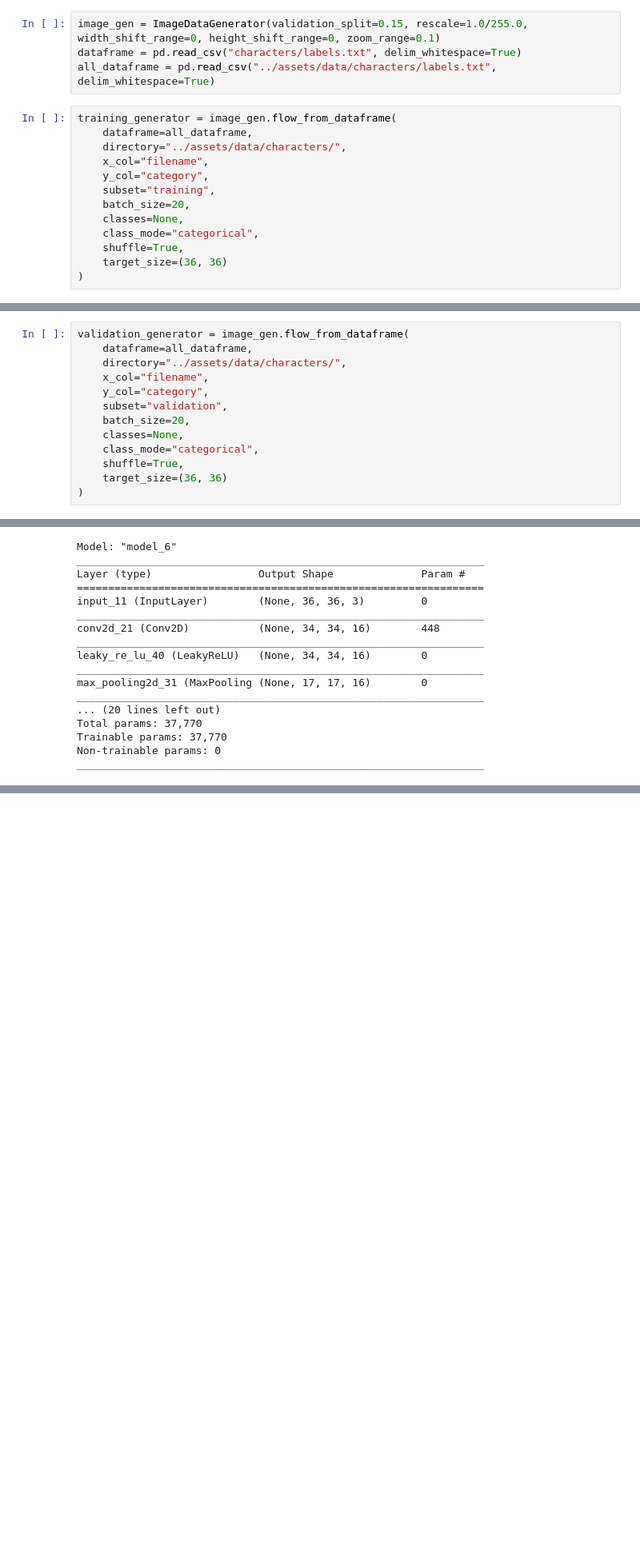
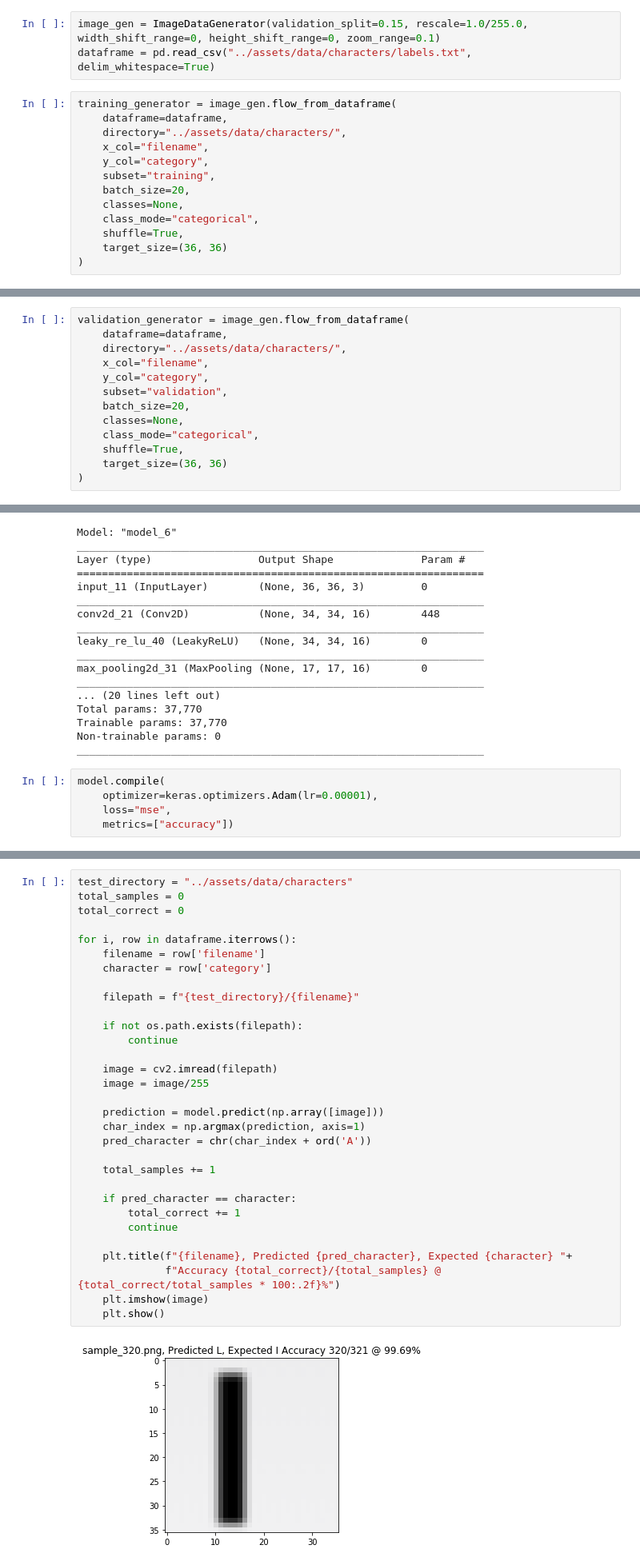
Before and after one commit to williamyang98/WordBlitzBot, a Jupyter notebook: notebooks/Character Detection.ipynb, the cells around one changed output, grey strips where cells are left out. Shown: that part at 80% size. Saved outputs shown, nothing was run; the diff lists cells and outputs as text; blank space fills up the shorter version.

```diff
--- a/notebooks/Character Detection.ipynb
+++ b/notebooks/Character Detection.ipynb
@@ -19,11 +19,10 @@ from keras.layers import Conv2D, MaxPooling2D, SeparableConv2D
 from keras.layers import LeakyReLU
 # %%
 image_gen = ImageDataGenerator(validation_split=0.15, rescale=1.0/255.0, width_shift_range=0, height_shift_range=0, zoom_range=0.1)
-dataframe = pd.read_csv("characters/labels.txt", delim_whitespace=True)
-all_dataframe = pd.read_csv("../assets/data/characters/labels.txt", delim_whitespace=True)
+dataframe = pd.read_csv("../assets/data/characters/labels.txt", delim_whitespace=True)
 # %%
 training_generator = image_gen.flow_from_dataframe(
-    dataframe=all_dataframe,
+    dataframe=dataframe,
     directory="../assets/data/characters/",
     x_col="filename",
     y_col="category",
@@ -39,6 +38,6 @@ Found 5495 validated image filenames belonging to 26 classes.
 # %%
 validation_generator = image_gen.flow_from_dataframe(
-    dataframe=all_dataframe,
+    dataframe=dataframe,
     directory="../assets/data/characters/",
     x_col="filename",
     y_col="category",
@@ -104,6 +105,11 @@ Total params: 37,770
 Trainable params: 37,770
 Non-trainable params: 0
 _________________________________________________________________
+# %%
+model.compile(
+    optimizer=keras.optimizers.Adam(lr=0.00001),
+    loss="mse",
+    metrics=["accuracy"])
 # %%
 steps_per_epoch = training_generator.n//training_generator.batch_size
 validation_steps = validation_generator.n//validation_generator.batch_size
@@ -139 +145,34 @@ Epoch 10/10
 <keras.callbacks.callbacks.History at 0x...>
+# %%
+test_directory = "../assets/data/characters"
+total_samples = 0
+total_correct = 0
+
+for i, row in dataframe.iterrows():
+    filename = row['filename']
+    character = row['category']
+
+    filepath = f"{test_directory}/{filename}"
+
+    if not os.path.exists(filepath):
+        continue
+
+    image = cv2.imread(filepath)
+    image = image/255
+
+    prediction = model.predict(np.array([image]))
+    char_index = np.argmax(prediction, axis=1)
+    pred_character = chr(char_index + ord('A'))
+
+    total_samples += 1
+
+    if pred_character == character:
+        total_correct += 1
+        continue
+
+    plt.title(f"{filename}, Predicted {pred_character}, Expected {character} "+
+              f"Accuracy {total_correct}/{total_samples} @ {total_correct/total_samples * 100:.2f}%")
+    plt.imshow(image)
+    plt.show()
+# %% [output]
+[figure, added]
```
Also changed, not shown: parts of 7 cells of this notebook, 3 other files.
